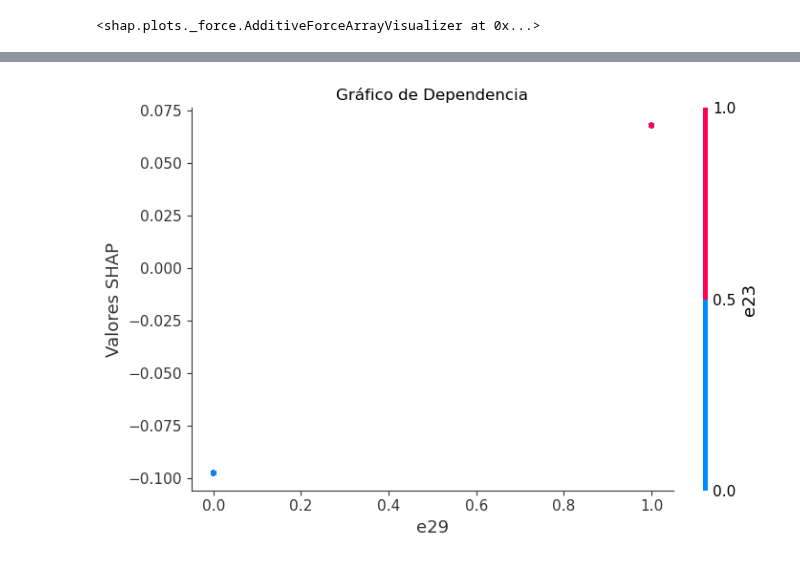
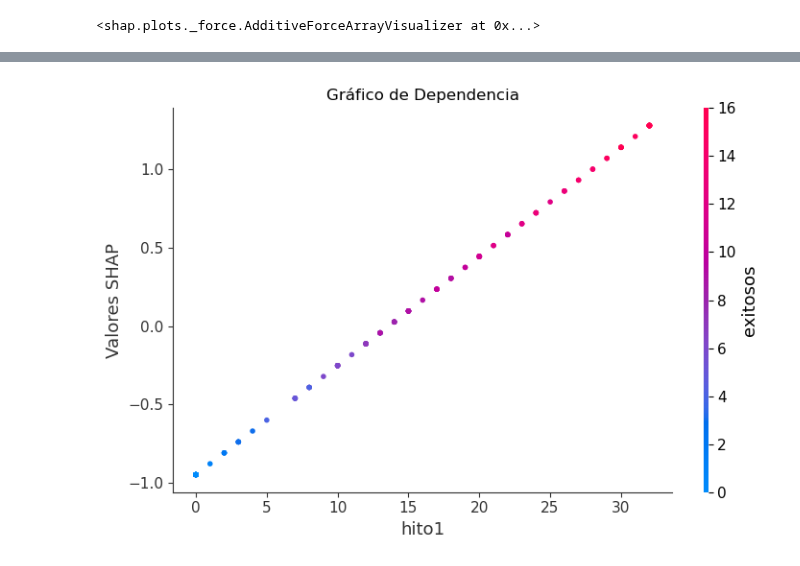
Before and after one commit to tonporaqui/tesis, a Jupyter notebook: jupyter_notebook/notebooks/shap_lr.ipynb, the cells around one changed output, grey strips where cells are left out. Saved outputs shown, nothing was run; the diff lists cells and outputs as text; code cells hidden in the pictures.

```diff
--- a/jupyter_notebook/notebooks/shap_lr.ipynb
+++ b/jupyter_notebook/notebooks/shap_lr.ipynb
@@ -130,3 +118,8 @@ X = df[
+# %%
+y = df['sol1']
+X = df[
+    ['hito1', 'hito2', 'exitosos', 'fallidos']
+]
 # %% [markdown]
 Se dividen los datos en un conjunto de entrenamiento (80% de los datos) y un conjunto de prueba (20% de los datos), y almacena esos conjuntos en las variables correspondientes. Esto es útil para evaluar el rendimiento del modelo en datos no vistos durante el entrenamiento
 # %%
@@ -147,8 +141,8 @@ model.fit(X_train, y_train)
 # %% [output]
 LinearRegression(positive=True)
 # %%
-# Realizar Stratified K-Fold Cross-Validation en los datos de entrenamiento
-kfold = StratifiedKFold(n_splits=10, shuffle=True, random_state=1502)
+# Realizar K-Fold Cross-Validation en los datos de entrenamiento
+kfold = KFold(n_splits=10, shuffle=True, random_state=1502)
 
 # Matrices para almacenar los resultados de validación cruzada
 cv_scores = []
@@ -259,17 +259,17 @@ No data for colormapping provided via 'c'. Parameters 'vmin', 'vmax' will be ign
 # %%
-# Obtener el índice de la variable "exitosos" en tu DataFrame
-indice = X.columns.get_loc("e29")
+# Obtener el índice de la variable "hito1" en tu DataFrame
+indice = X.columns.get_loc("hito1")
 
-# Crear el gráfico de dependencia para "exitosos"
+# Crear el gráfico de dependencia para "hito1"
 shap.dependence_plot(indice, shap_values, X_test, feature_names=X.columns, show=False)
 
 # Personalizar la apariencia del gráfico
-plt.xlabel("e29")
+plt.xlabel("hito1")
 plt.ylabel("Valores SHAP")
 plt.title("Gráfico de Dependencia")
 plt.tight_layout()
 
 # Mostrar el gráfico
 plt.show()
 # %% [output]
-[figure, old version]
+[figure, new version]
```
Also changed, not shown: parts of 22 cells of this notebook, 4 other files.
